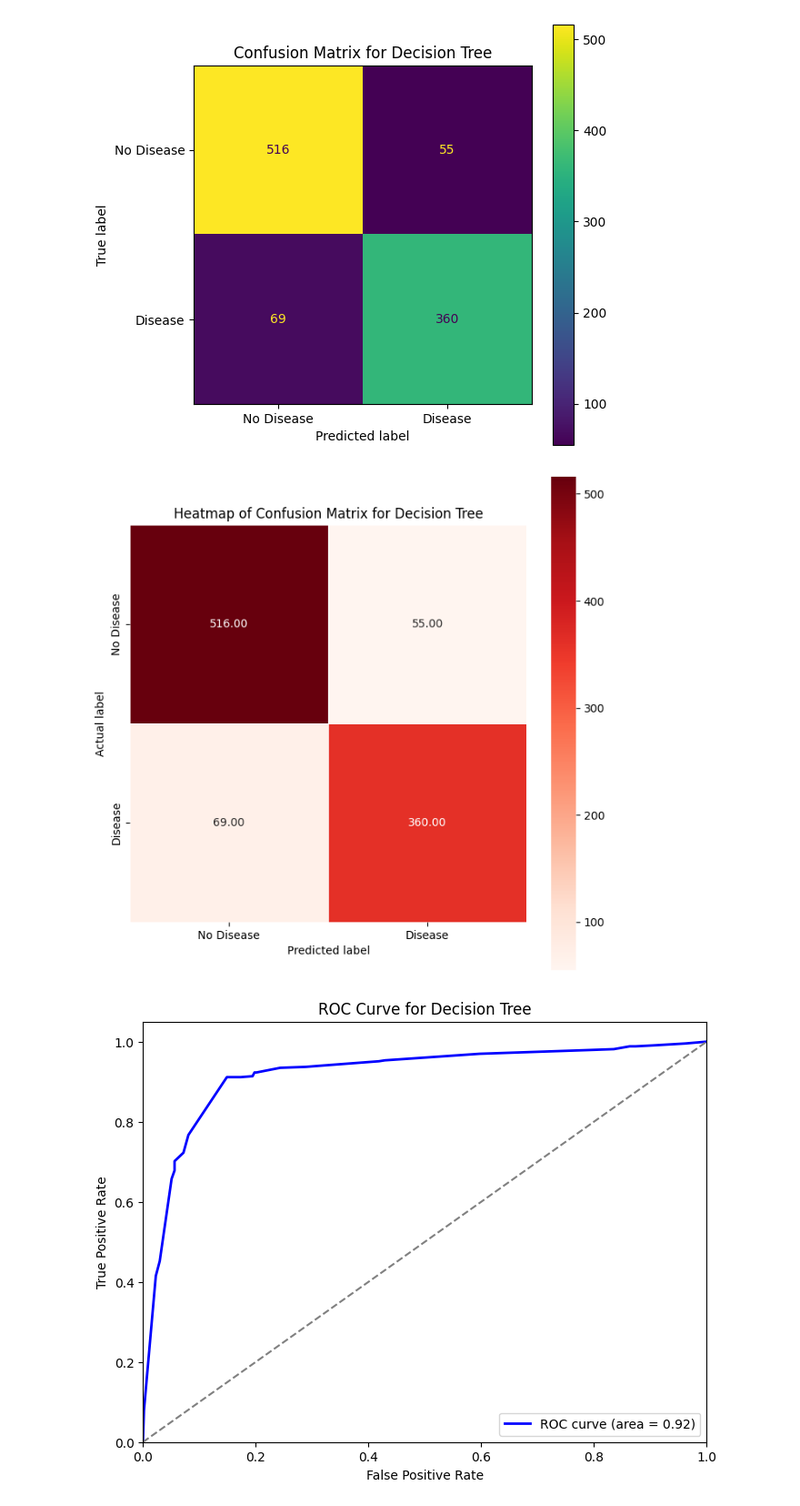
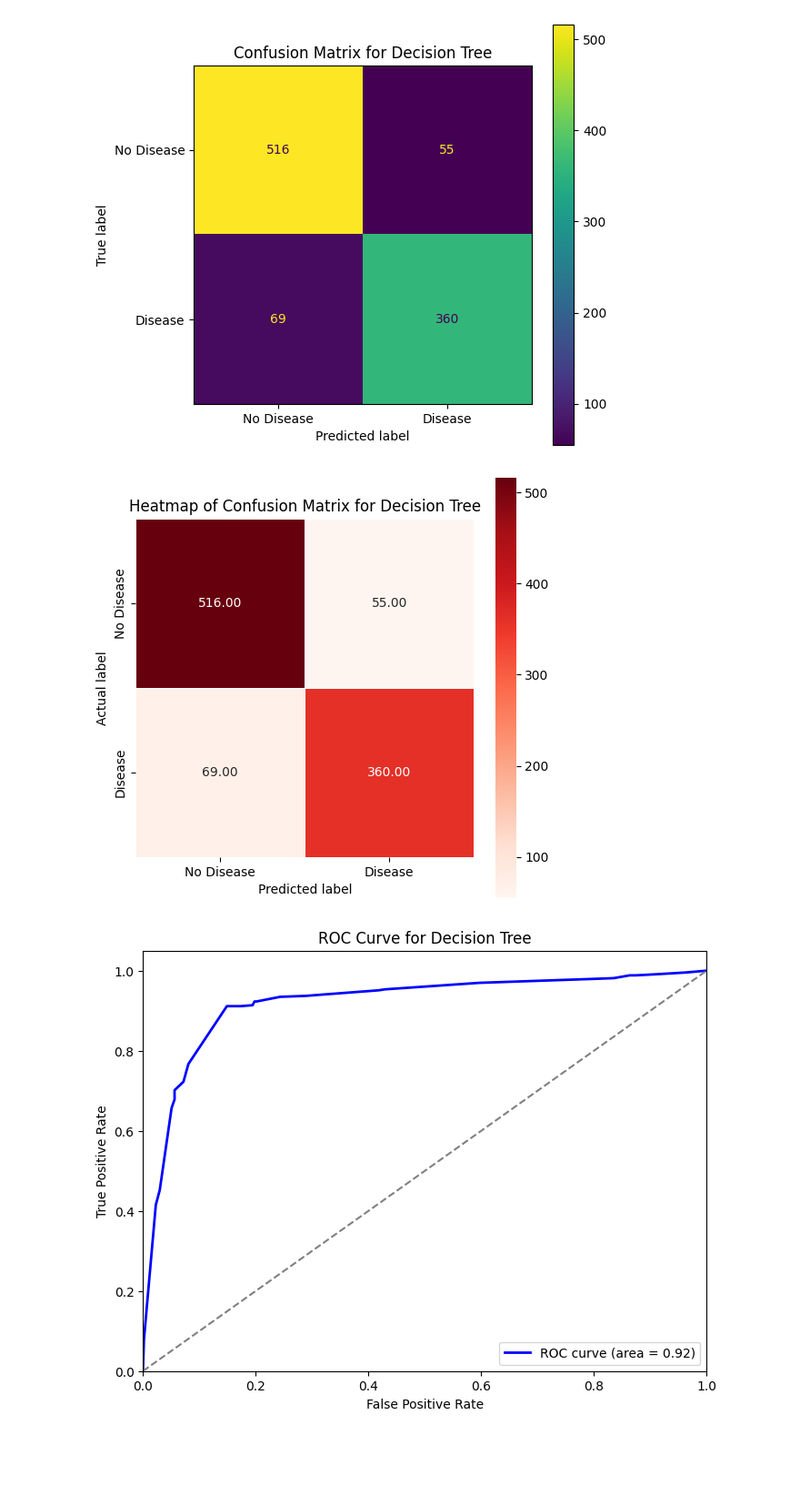
Before and after one commit to github-cweehy/Lung-Cancer-Detection-ML, a Jupyter notebook: DecisionTree.ipynb, the cells around one changed output. Shown at 91% size. Saved outputs shown, nothing was run; the diff lists cells and outputs as text; code cells hidden in the pictures; blank space fills up the shorter version.

```diff
--- a/DecisionTree.ipynb
+++ b/DecisionTree.ipynb
@@ -189,15 +189,15 @@ plt.show()
 [figure]
 # %%
 # Plot heatmap for Decision Tree
-plt.figure(figsize=(8, 8))
+plt.figure(figsize=(6, 6))
 sns.heatmap(cm_dt, annot=True, fmt='.2f', linewidth=0.5, square=True, cmap='Reds',
             xticklabels=['No Disease', 'Disease'], yticklabels=['No Disease', 'Disease'])
 plt.title('Heatmap of Confusion Matrix for Decision Tree')
 plt.xlabel('Predicted label')
 plt.ylabel('Actual label')
 plt.show()
 # %% [output]
-[figure, old version]
+[figure, new version]
 # %%
 # Decision Tree ROC Curve
 y_scores_dt = dt_model.predict_proba(X_test)[:, 1]
```
Also changed, not shown: 1 other file.
